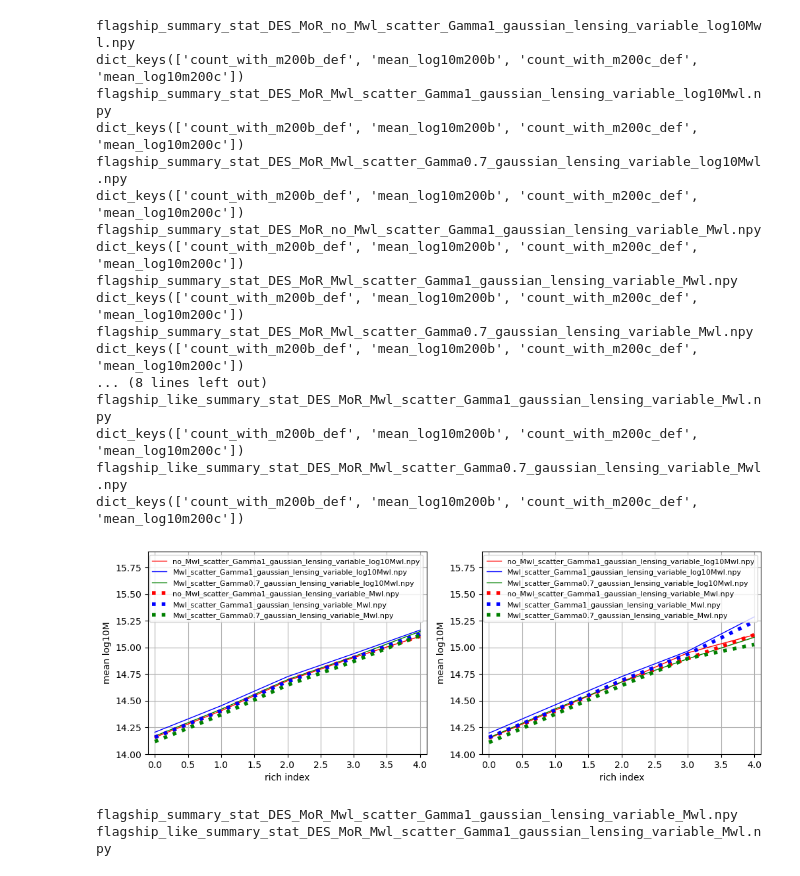
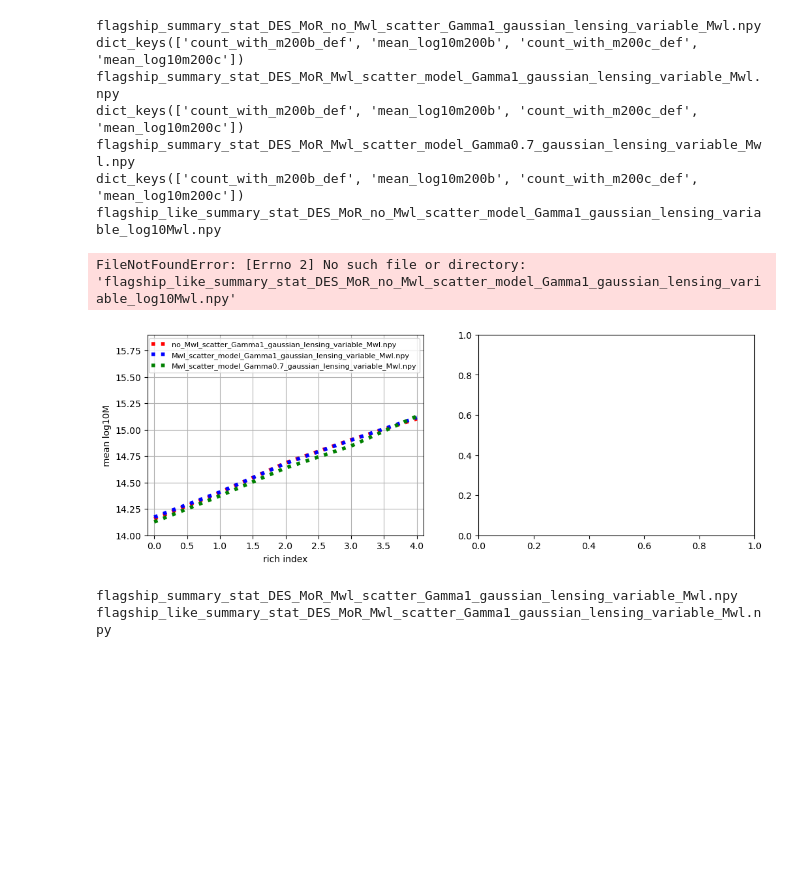
Before and after one commit to calumhrmurray/capish, a Jupyter notebook: euclid_flagship_simulations/see_flagship_summary_stats.ipynb, the cells around one changed output. Saved outputs shown, nothing was run; the diff lists cells and outputs as text; code cells hidden in the pictures; blank space fills up the shorter version.

```diff
--- a/euclid_flagship_simulations/see_flagship_summary_stats.ipynb
+++ b/euclid_flagship_simulations/see_flagship_summary_stats.ipynb
@@ -15,19 +15,11 @@ import itertools
 plt.figure(figsize=(12,4),dpi=100)
 plt.subplot(121)
 color = ['r','b','g']
-file = ['flagship_summary_stat_DES_MoR_no_Mwl_scatter_Gamma1_gaussian_lensing_variable_log10Mwl.npy',
-       'flagship_summary_stat_DES_MoR_Mwl_scatter_Gamma1_gaussian_lensing_variable_log10Mwl.npy',
-       'flagship_summary_stat_DES_MoR_Mwl_scatter_Gamma0.7_gaussian_lensing_variable_log10Mwl.npy']
-for i, f in enumerate(file):
-    print(f)
-    data = np.load(f, allow_pickle=True).item()
-    print(data.keys())
-    plt.plot(data['mean_log10m200b'][:,0], color=color[i],label = f.split('MoR_')[1], lw=1)
 
 
 file = ['flagship_summary_stat_DES_MoR_no_Mwl_scatter_Gamma1_gaussian_lensing_variable_Mwl.npy',
-       'flagship_summary_stat_DES_MoR_Mwl_scatter_Gamma1_gaussian_lensing_variable_Mwl.npy',
-       'flagship_summary_stat_DES_MoR_Mwl_scatter_Gamma0.7_gaussian_lensing_variable_Mwl.npy']
+       'flagship_summary_stat_DES_MoR_Mwl_scatter_model_Gamma1_gaussian_lensing_variable_Mwl.npy',
+       'flagship_summary_stat_DES_MoR_Mwl_scatter_model_Gamma0.7_gaussian_lensing_variable_Mwl.npy']
 for i, f in enumerate(file):
     print(f)
     data = np.load(f, allow_pickle=True).item()
@@ -42,52 +34,43 @@ plt.grid(True)
 plt.ylim(14, 15.9)
 
 plt.subplot(122)
 color = ['r','b','g']
-file = ['flagship_like_summary_stat_DES_MoR_no_Mwl_scatter_Gamma1_gaussian_lensing_variable_log10Mwl.npy',
-       'flagship_like_summary_stat_DES_MoR_Mwl_scatter_Gamma1_gaussian_lensing_variable_log10Mwl.npy',
-       'flagship_like_summary_stat_DES_MoR_Mwl_scatter_Gamma0.7_gaussian_lensing_variable_log10Mwl.npy']
+file = ['flagship_like_summary_stat_DES_MoR_no_Mwl_scatter_model_Gamma1_gaussian_lensing_variable_log10Mwl.npy',
+       'flagship_like_summary_stat_DES_MoR_Mwl_scatter_model_Gamma1_gaussian_lensing_variable_log10Mwl.npy',
+       'flagship_like_summary_stat_DES_MoR_Mwl_scatter_model_Gamma0.7_gaussian_lensing_variable_log10Mwl.npy']
 for i, f in enumerate(file):
     print(f)
     data = np.load(f, allow_pickle=True).item()
     print(data.keys())
     plt.plot(data['mean_log10m200b'][:,0], color=color[i],label = f.split('MoR_')[1], lw=1)
 
 
 file = ['flagship_like_summary_stat_DES_MoR_no_Mwl_scatter_Gamma1_gaussian_lensing_variable_Mwl.npy',
-       'flagship_like_summary_stat_DES_MoR_Mwl_scatter_Gamma1_gaussian_lensing_variable_Mwl.npy',
-       'flagship_like_summary_stat_DES_MoR_Mwl_scatter_Gamma0.7_gaussian_lensing_variable_Mwl.npy']
+       'flagship_like_summary_stat_DES_MoR_Mwl_scatter_model_Gamma1_gaussian_lensing_variable_Mwl.npy',
+       'flagship_like_summary_stat_DES_MoR_Mwl_scatter_model_Gamma0.7_gaussian_lensing_variable_Mwl.npy']
 for i, f in enumerate(file):
     print(f)
     data = np.load(f, allow_pickle=True).item()
     print(data.keys())
     plt.plot(data['mean_log10m200b'][:,0], ':', color=color[i],label = f.split('MoR_')[1], lw=4)
 
 plt.legend(fontsize=8)
 plt.xlabel('rich index')
 plt.ylabel('mean log10M')
 plt.xlim(-0.1, 4.1)
 plt.grid(True)
 plt.ylim(14, 15.9)
 plt.savefig(f'sims_mass.png', dpi = 300, bbox_inches='tight',)
 # %% [output]
-flagship_summary_stat_DES_MoR_no_Mwl_scatter_Gamma1_gaussian_lensing_variable_log10Mwl.npy
-dict_keys(['count_with_m200b_def', 'mean_log10m200b', 'count_with_m200c_def', 'mean_log10m200c'])
-flagship_summary_stat_DES_MoR_Mwl_scatter_Gamma1_gaussian_lensing_variable_log10Mwl.npy
-dict_keys(['count_with_m200b_def', 'mean_log10m200b', 'count_with_m200c_def', 'mean_log10m200c'])
-flagship_summary_stat_DES_MoR_Mwl_scatter_Gamma0.7_gaussian_lensing_variable_log10Mwl.npy
-dict_keys(['count_with_m200b_def', 'mean_log10m200b', 'count_with_m200c_def', 'mean_log10m200c'])
 flagship_summary_stat_DES_MoR_no_Mwl_scatter_Gamma1_gaussian_lensing_variable_Mwl.npy
 dict_keys(['count_with_m200b_def', 'mean_log10m200b', 'count_with_m200c_def', 'mean_log10m200c'])
-flagship_summary_stat_DES_MoR_Mwl_scatter_Gamma1_gaussian_lensing_variable_Mwl.npy
+flagship_summary_stat_DES_MoR_Mwl_scatter_model_Gamma1_gaussian_lensing_variable_Mwl.npy
 dict_keys(['count_with_m200b_def', 'mean_log10m200b', 'count_with_m200c_def', 'mean_log10m200c'])
-flagship_summary_stat_DES_MoR_Mwl_scatter_Gamma0.7_gaussian_lensing_variable_Mwl.npy
+flagship_summary_stat_DES_MoR_Mwl_scatter_model_Gamma0.7_gaussian_lensing_variable_Mwl.npy
 dict_keys(['count_with_m200b_def', 'mean_log10m200b', 'count_with_m200c_def', 'mean_log10m200c'])
-... (8 lines left out)
-flagship_like_summary_stat_DES_MoR_Mwl_scatter_Gamma1_gaussian_lensing_variable_Mwl.npy
-dict_keys(['count_with_m200b_def', 'mean_log10m200b', 'count_with_m200c_def', 'mean_log10m200c'])
-flagship_like_summary_stat_DES_MoR_Mwl_scatter_Gamma0.7_gaussian_lensing_variable_Mwl.npy
-dict_keys(['count_with_m200b_def', 'mean_log10m200b', 'count_with_m200c_def', 'mean_log10m200c'])
+flagship_like_summary_stat_DES_MoR_no_Mwl_scatter_model_Gamma1_gaussian_lensing_variable_log10Mwl.npy
+FileNotFoundError: [Errno 2] No such file or directory: 'flagship_like_summary_stat_DES_MoR_no_Mwl_scatter_model_Gamma1_gaussian_lensing_variable_log10Mwl.npy'
-[figure, old version]
+[figure, new version]
 # %%
 plt.figure(dpi=100)
 color = ['r','b','g']
```
